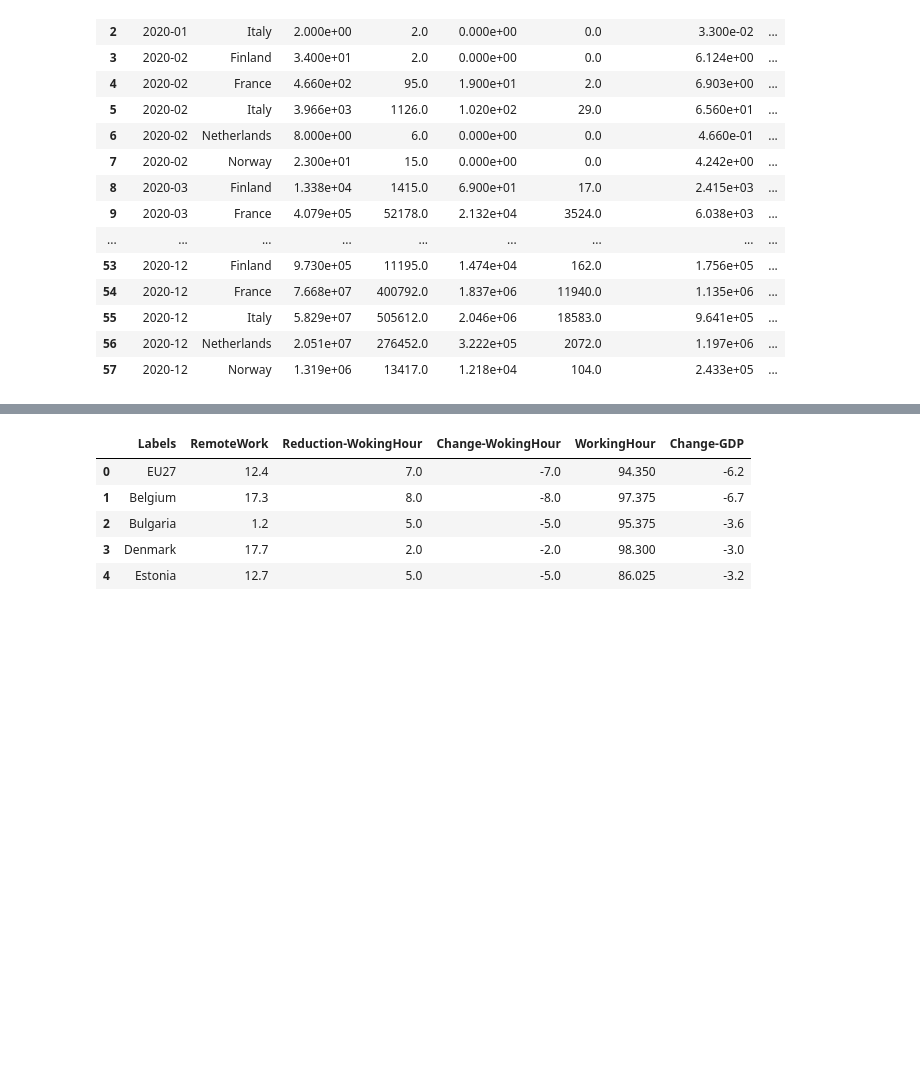
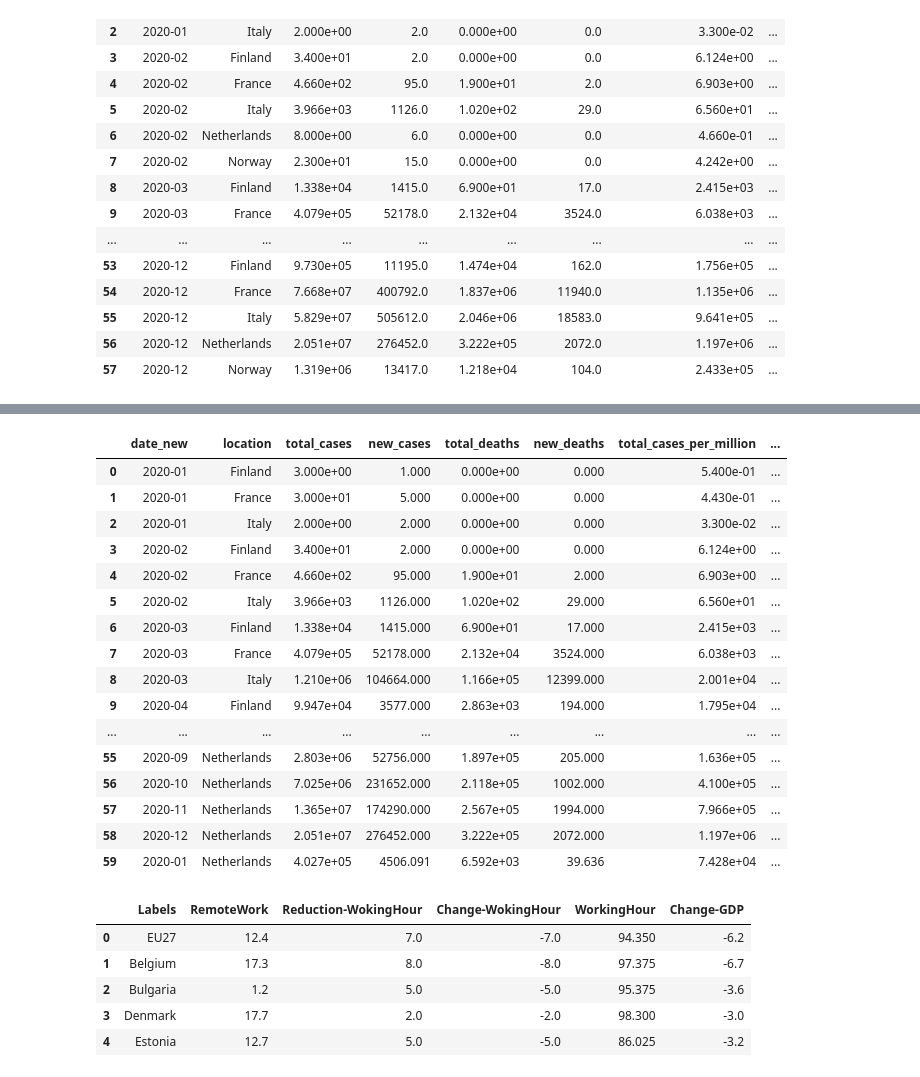
Before and after one commit to thiyagi9/PythonPractises, a Jupyter notebook: Copy_of_Data_Story_Master.ipynb, the cells around one changed output, grey strips where cells are left out. Cells and saved outputs as stored; diff of their text form; code cells hidden in the pictures; blank space fills up the shorter version.

```diff
--- a/Copy_of_Data_Story_Master.ipynb
+++ b/Copy_of_Data_Story_Master.ipynb
@@ -474,6 +542,6 @@ covid_df
 # %%
 #ready_happy['Label'] =['Italy'
-
+covid_inter=covid_df[~covid_df['location'].isin(['Netherlands','Norway'])]
 
 data = {'Date': ['2020-01', '2020-01', '2020-01'
                 , '2020-02','2020-02','2020-02'
@@ -494,7 +562,30 @@ data = {'Date': ['2020-01', '2020-01', '2020-01'
 impute=pd.DataFrame(data )
 #impute.RecordNo.isnull().sum()
 
+
+
 #ready_happy
+# %%
+covid_final=pd.concat([covid_inter,covid_nor,covid_neth],ignore_index=True)
+covid_final
+# %% [output]
+|  | date_new | location | total_cases | new_cases | total_deaths | new_deaths | total_cases_per_million | ... |
+| 0 | 2020-01 | Finland | 3.000e+00 | 1.000 | 0.000e+00 | 0.000 | 5.400e-01 | ... |
+| 1 | 2020-01 | France | 3.000e+01 | 5.000 | 0.000e+00 | 0.000 | 4.430e-01 | ... |
+| 2 | 2020-01 | Italy | 2.000e+00 | 2.000 | 0.000e+00 | 0.000 | 3.300e-02 | ... |
+| 3 | 2020-02 | Finland | 3.400e+01 | 2.000 | 0.000e+00 | 0.000 | 6.124e+00 | ... |
+| 4 | 2020-02 | France | 4.660e+02 | 95.000 | 1.900e+01 | 2.000 | 6.903e+00 | ... |
+| 5 | 2020-02 | Italy | 3.966e+03 | 1126.000 | 1.020e+02 | 29.000 | 6.560e+01 | ... |
+| 6 | 2020-03 | Finland | 1.338e+04 | 1415.000 | 6.900e+01 | 17.000 | 2.415e+03 | ... |
+| 7 | 2020-03 | France | 4.079e+05 | 52178.000 | 2.132e+04 | 3524.000 | 6.038e+03 | ... |
+| 8 | 2020-03 | Italy | 1.210e+06 | 104664.000 | 1.166e+05 | 12399.000 | 2.001e+04 | ... |
+| 9 | 2020-04 | Finland | 9.947e+04 | 3577.000 | 2.863e+03 | 194.000 | 1.795e+04 | ... |
+| ... | ... | ... | ... | ... | ... | ... | ... | ... |
+| 55 | 2020-09 | Netherlands | 2.803e+06 | 52756.000 | 1.897e+05 | 205.000 | 1.636e+05 | ... |
+| 56 | 2020-10 | Netherlands | 7.025e+06 | 231652.000 | 2.118e+05 | 1002.000 | 4.100e+05 | ... |
+| 57 | 2020-11 | Netherlands | 1.365e+07 | 174290.000 | 2.567e+05 | 1994.000 | 7.966e+05 | ... |
+| 58 | 2020-12 | Netherlands | 2.051e+07 | 276452.000 | 3.222e+05 | 2072.000 | 1.197e+06 | ... |
+| 59 | 2020-01 | Netherlands | 4.027e+05 | 4506.091 | 6.592e+03 | 39.636 | 7.428e+04 | ... |
 # %%
 readyhappy_italy=ready_happy[ready_happy['Labels']=='Italy']
 readyhappy_norway=ready_happy[ready_happy['Labels']=='Norway']
```
Also changed, not shown: parts of 14 cells of this notebook.
